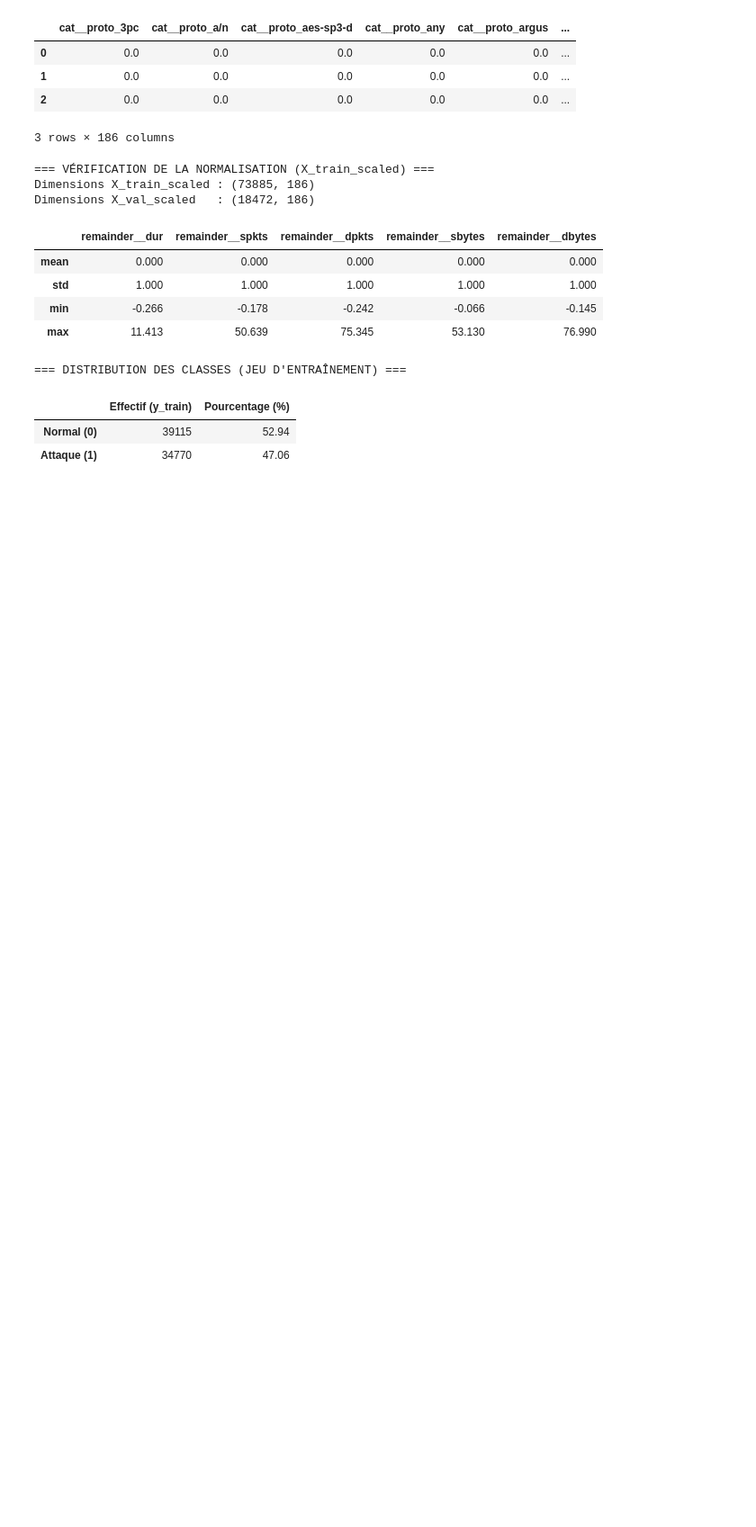
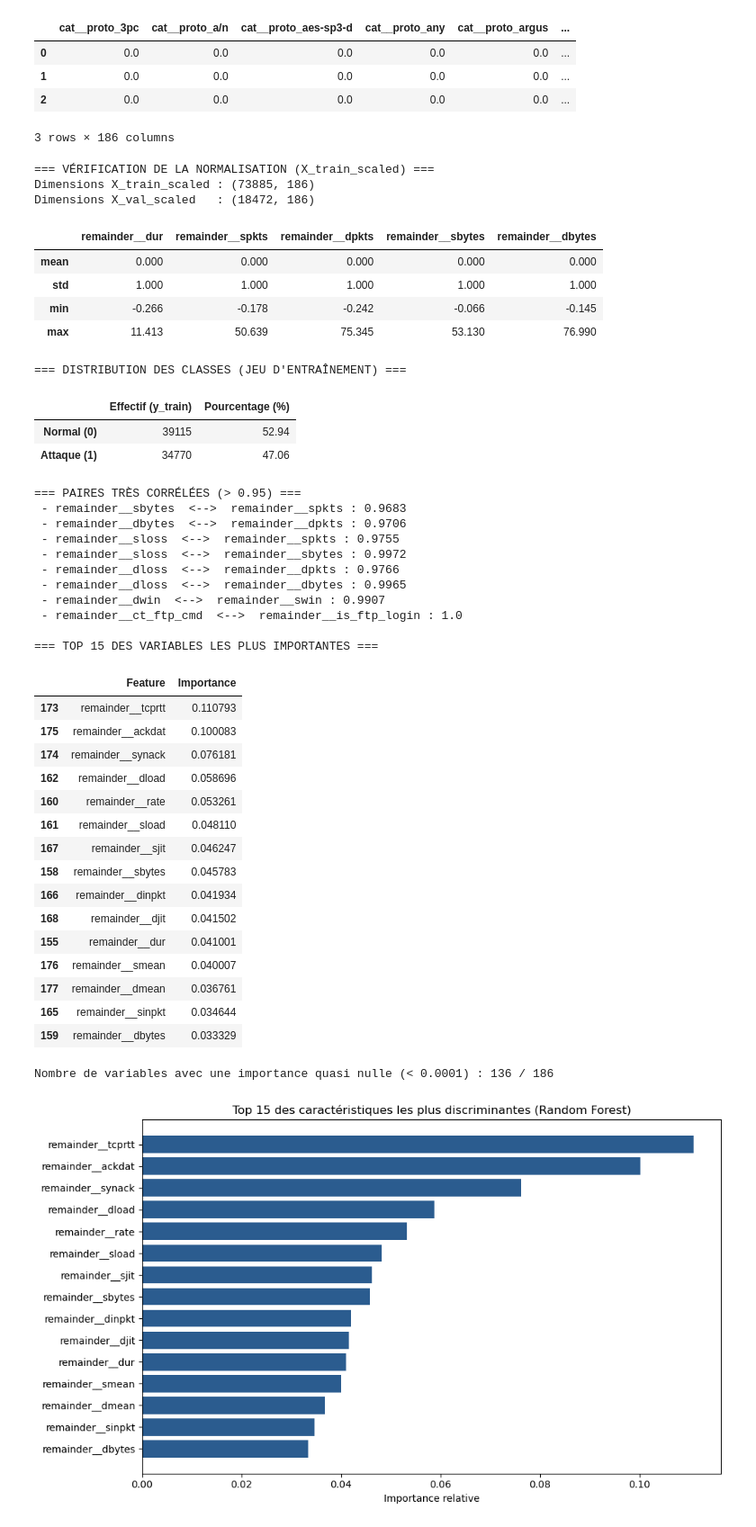
Before and after one commit to sami-dev-dz/network-intrusion-detection-optuna, a Jupyter notebook: notebooks/02_preprocessing_and_baselines.ipynb, the cells around one changed output. Shown at 90% size. Saved outputs shown, nothing was run; the diff lists cells and outputs as text; code cells hidden in the pictures; blank space fills up the shorter version.

Commit message:
feat(features): analyze correlation, RF importance, and prune redundant features

```diff
--- a/notebooks/02_preprocessing_and_baselines.ipynb
+++ b/notebooks/02_preprocessing_and_baselines.ipynb
@@ -157,3 +157,76 @@ display(balance_df)
 |  | Effectif (y_train) | Pourcentage (%) |
 | Normal (0) | 39115 | 52.94 |
 | Attaque (1) | 34770 | 47.06 |
+# %%
+import matplotlib.pyplot as plt
+from sklearn.ensemble import RandomForestClassifier
+
+# --- A. DÉTECTION DES VARIABLES NUMÉRIQUES REDONDANTES (CORRÉLATION > 0.95) ---
+num_cols = [col for col in X_train_scaled.columns if col.startswith('remainder__')]
+corr_matrix = X_train_scaled[num_cols].corr().abs()
+
+# Extraire le triangle supérieur de la matrice de corrélation
+upper_tri = corr_matrix.where(np.triu(np.ones(corr_matrix.shape), k=1).astype(bool))
+high_corr_pairs = [
+    (col, row, round(upper_tri.loc[row, col], 4))
+    for col in upper_tri.columns
+    for row in upper_tri.index
+    if upper_tri.loc[row, col] > 0.95
+]
+
+print("=== PAIRES TRÈS CORRÉLÉES (> 0.95) ===")
+for c1, c2, val in high_corr_pairs:
+    print(f" - {c1}  <-->  {c2} : {val}")
+
+# --- B. IMPORTANCE DES CARACTÉRISTIQUES VIA RANDOM FOREST ---
+rf_selector = RandomForestClassifier(n_estimators=100, random_state=42, n_jobs=-1)
+rf_selector.fit(X_train_scaled, y_train)
+
+importances = pd.DataFrame({
+    'Feature': X_train_scaled.columns,
+    'Importance': rf_selector.feature_importances_
+}).sort_values(by='Importance', ascending=False)
+
+print("\n=== TOP 15 DES VARIABLES LES PLUS IMPORTANTES ===")
+display(importances.head(15))
+
+print(f"Nombre de variables avec une importance quasi nulle (< 0.0001) : {(importances['Importance'] < 0.0001).sum()} / {len(importances)}")
+
+# Graphique du Top 15
+plt.figure(figsize=(10, 6))
+top15 = importances.head(15).iloc[::-1]
+plt.barh(top15['Feature'], top15['Importance'], color='#2b5c8f')
+plt.title("Top 15 des caractéristiques les plus discriminantes (Random Forest)")
+plt.xlabel("Importance relative")
+plt.tight_layout()
+plt.show()
+# %% [output]
+=== PAIRES TRÈS CORRÉLÉES (> 0.95) ===
+ - remainder__sbytes  <-->  remainder__spkts : 0.9683
+ - remainder__dbytes  <-->  remainder__dpkts : 0.9706
+ - remainder__sloss  <-->  remainder__spkts : 0.9755
+ - remainder__sloss  <-->  remainder__sbytes : 0.9972
+ - remainder__dloss  <-->  remainder__dpkts : 0.9766
+ - remainder__dloss  <-->  remainder__dbytes : 0.9965
+ - remainder__dwin  <-->  remainder__swin : 0.9907
+ - remainder__ct_ftp_cmd  <-->  remainder__is_ftp_login : 1.0
+
+=== TOP 15 DES VARIABLES LES PLUS IMPORTANTES ===
+|  | Feature | Importance |
+| 173 | remainder__tcprtt | 0.110793 |
+| 175 | remainder__ackdat | 0.100083 |
+| 174 | remainder__synack | 0.076181 |
+| 162 | remainder__dload | 0.058696 |
+| 160 | remainder__rate | 0.053261 |
+| 161 | remainder__sload | 0.048110 |
+| 167 | remainder__sjit | 0.046247 |
+| 158 | remainder__sbytes | 0.045783 |
+| 166 | remainder__dinpkt | 0.041934 |
+| 168 | remainder__djit | 0.041502 |
+| 155 | remainder__dur | 0.041001 |
+| 176 | remainder__smean | 0.040007 |
+| 177 | remainder__dmean | 0.036761 |
+| 165 | remainder__sinpkt | 0.034644 |
+| 159 | remainder__dbytes | 0.033329 |
+Nombre de variables avec une importance quasi nulle (< 0.0001) : 136 / 186
+[figure, added]
```
Also changed, not shown: parts of 1 cell of this notebook.
